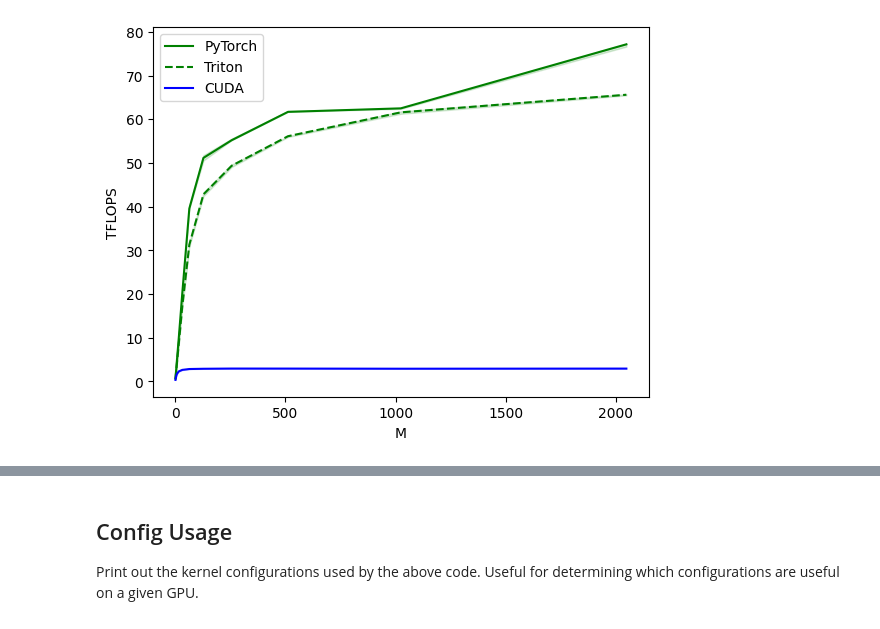
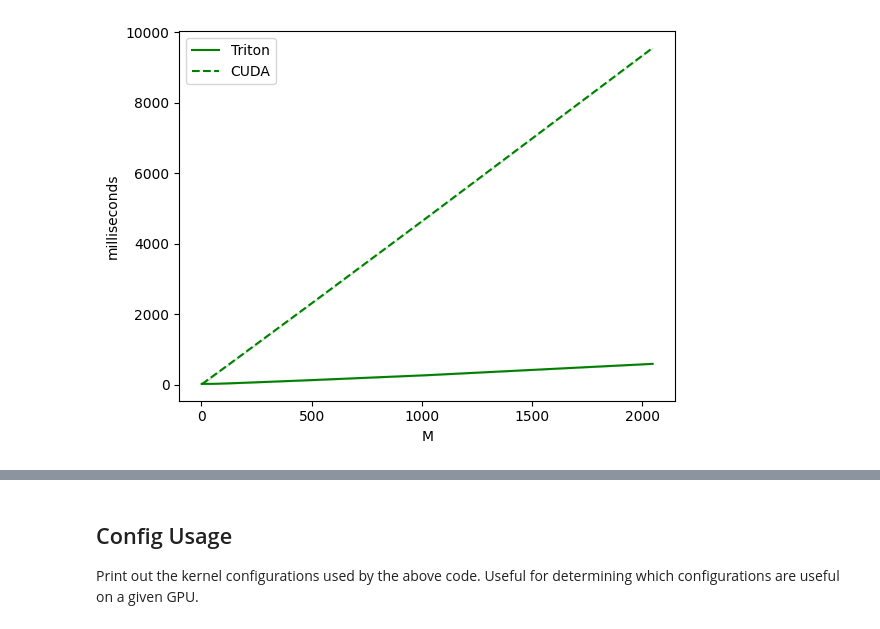
Before and after one commit to fpgaminer/GPTQ-triton, a Jupyter notebook: Benchmark.ipynb, the cells around one changed output, grey strips where cells are left out. Saved outputs shown, nothing was run; the diff lists cells and outputs as text; code cells hidden in the pictures.

```diff
--- a/Benchmark.ipynb
+++ b/Benchmark.ipynb
@@ -69,0 +220,9 @@ Tests the speed of the Triton, CUDA, and FP16 kernels on 4096x4096 and 4096x1100
+# %%
+# Load the models
+cuda_model = original_quant.load_cuda_quant('../weights/HF/llama-7b', '../GPTQ-for-LLaMa/llama7b-4bit-128g-2.pt', 4, -1)
+cuda_model.eval()
+cuda_model = cuda_model.to('cuda')
+
+model = quant.load_quant('../weights/llama-7b-4bit')
+model.eval()
+model = model.to('cuda')
@@ -70,40 +236,38 @@ Tests the speed of the Triton, CUDA, and FP16 kernels on 4096x4096 and 4096x1100
 # %%
-def benchmarker(M, N, provider):
-	layer = nn.Linear(4096, N)
-	vec = torch.randn(M, 4096, device='cuda', dtype=torch.float16)
+def benchmarker(M, K, provider):
+	vec = torch.randn(1, M, K, device='cuda', dtype=torch.float16)
 
-	quantizer = original_quant.Quantizer()
-	quantizer.configure(4, perchannel=True, sym=False, mse=False)
-	quantizer.find_params(layer.weight.data, weight=True)
-	layer.weight.data = original_quant.quantize(layer.weight.data, quantizer.scale, quantizer.zero, quantizer.maxq)
+	def runfoo(inputs_embeds, model):
+		attention_mask = torch.ones(
+			(1, M), dtype=torch.bool, device=inputs_embeds.device
+		)
+		attention_mask = model.model._prepare_decoder_attention_mask(
+			attention_mask, (1, M), inputs_embeds, 0
+		)
 
-	cuda_layer = original_quant.QuantLinear(4, -1, layer.in_features, layer.out_features)
-	cuda_layer.pack(layer, quantizer.scale, quantizer.zero)
+		hidden_states = inputs_embeds
 
-	# Convert layer to 16-bit
-	layer = layer.half()
+		for idx, decoder_layer in enumerate(model.model.layers):
+			layer_outputs = decoder_layer(
+				hidden_states,
+				attention_mask=attention_mask,
+				past_key_value=None,
+				output_attentions=False,
+				use_cache=False,
+			)
 
-	# Convert cuda_layer to Triton
-	state_dict = cuda_layer.state_dict()
-	state_dict['scales'] = state_dict['scales'].to(torch.float16, copy=True)
-	state_dict['bias'] = state_dict['bias'].to(torch.float16, copy=True)
-	triton_layer = quant.QuantLinear(4, -1, layer.in_features, layer.out_features)
-	triton_layer.load_state_dict(state_dict)
+			hidden_states = layer_outputs[0]
 
-	# Move to GPU
-	layer = layer.to('cuda')
-	cuda_layer = cuda_layer.to('cuda')
-	triton_layer = triton_layer.to('cuda')
+		return hidden_states
 
 	if provider == 'torch':
-		ms, min_ms, max_ms = triton.testing.do_bench(lambda: layer(vec))
+		raise NotImplementedError
 	elif provider == 'cuda':
-		ms, min_ms, max_ms = triton.testing.do_bench(lambda: cuda_layer(vec))
+		ms, min_ms, max_ms = triton.testing.do_bench(lambda: runfoo(vec, cuda_model), rep=10000)
 	elif provider == 'triton':
-		ms, min_ms, max_ms = triton.testing.do_bench(lambda: triton_layer(vec))
+		ms, min_ms, max_ms = triton.testing.do_bench(lambda: runfoo(vec, model), rep=10000)
 
-	perf = lambda ms: 2 * M * N * 4096 * 1e-12 / (ms * 1e-3)
-	return perf(ms), perf(max_ms), perf(min_ms)
+	return ms, max_ms, min_ms
 
 
 @triton.testing.perf_report(
@@ -113,10 +277,10 @@ def benchmarker(M, N, provider):
 			1, 2, 4, 8, 16, 32, 64, 128, 256, 512, 1024, 2048,
 		],
 		line_arg='provider',
-		line_vals=['torch', 'triton', 'cuda'],
-		line_names=['PyTorch', 'Triton', 'CUDA'],
+		line_vals=['triton', 'cuda'],
+		line_names=['Triton', 'CUDA'],
 		styles=[('green', '-'), ('green', '--'), ('blue', '-'), ('blue', '--')],
-		ylabel='TFLOPS',
+		ylabel='milliseconds',
 		plot_name='matmul',
 		args={},
 	)
@@ -124,26 +288,8 @@ def benchmarker(M, N, provider):
 def benchmark(M, provider):
 	return benchmarker(M, 4096, provider)
 
+print("Lower is better")
 benchmark.run(show_plots=True, print_data=True)
-
-
-@triton.testing.perf_report(
-	triton.testing.Benchmark(
-		x_names=['M'],
-		x_vals=[
-			1, 2, 4, 8, 16, 32, 64, 128, 256, 512, 1024, 2048,
-		],
-		line_arg='provider',
-		line_vals=['torch', 'triton', 'cuda'],
-		line_names=['PyTorch', 'Triton', 'CUDA'],
-		styles=[('green', '-'), ('green', '--'), ('blue', '-'), ('blue', '--')],
-		ylabel='TFLOPS',
-		plot_name='matmul',
-		args={},
-	)
-)
-def benchmark(M, provider):
-	return benchmarker(M, 11008, provider)
-
-benchmark.run(show_plots=True, print_data=True)
+print()
+print()
 # %% [output]
@@ -150 +297 @@ benchmark.run(show_plots=True, print_data=True)
-[figure, old version]
+[figure, new version]
```
Also changed, not shown: parts of 11 cells of this notebook, 7 other files.
